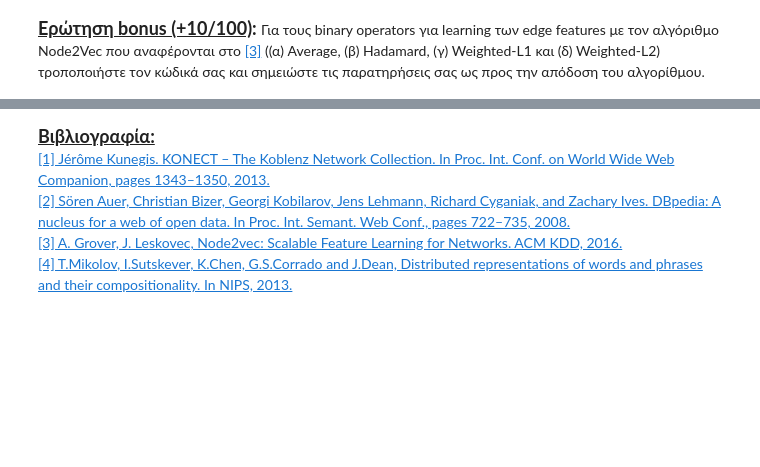
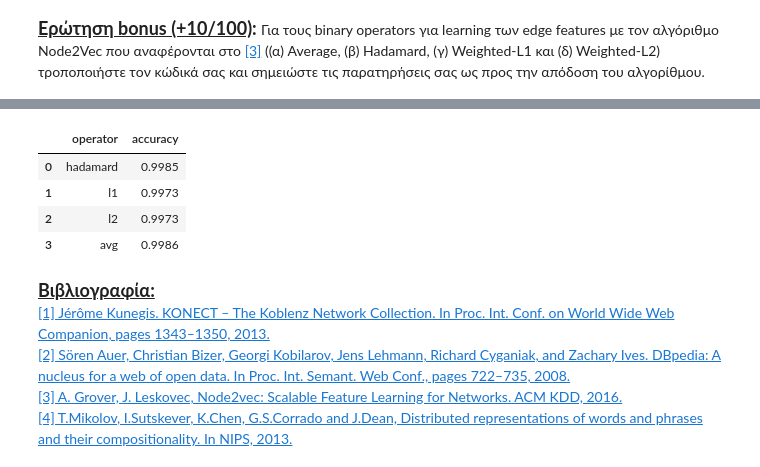
Before and after one commit to NicoleMp2/SocialNetworksAnalysis, a Jupyter notebook: ass3/ΑΚΔ_3η_Άσκηση_student_version.ipynb, the cells around one changed output, grey strips where cells are left out. Cells and saved outputs as stored; diff of their text form; code cells hidden in the pictures; blank space fills up the shorter version.

```diff
--- a/ass3/ΑΚΔ_3η_Άσκηση_student_version.ipynb
+++ b/ass3/ΑΚΔ_3η_Άσκηση_student_version.ipynb
@@ -364,3 +407,38 @@ X_train, X_test, y_train, y_test = train_test_split(x ,y , random_state = 0) #un
+# %%
+
+def operator_hadamard(u, v):
+    return u * v
+
+def operator_l1(u, v):
+    return np.abs(u - v)
+
+def operator_l2(u, v):
+    return (u - v) ** 2
+
+def operator_avg(u, v):
+    return (u + v) / 2.0
+
+def get_embedding(u):
+    return n2v_model.wv[u]
+
+def binary_operator_mine(embedding, dataset, target):
+    x = [embedding(get_embedding(str(i)), get_embedding(str(j))) for i, j in dataset["edge"]]
+    X_train, X_test, y_train, y_test = train_test_split(x, dataset["link"], random_state=0)
+    classifier = RandomForestClassifier(max_depth=2, random_state=0)
+    classifier.fit(X_train, y_train)
+    preds = classifier.predict(X_test)
+    return accuracy_score(y_test, preds).round(4)
+
+df_mine = pd.DataFrame(columns=["operator", "accuracy"])
+df_mine["operator"] = ["hadamard", "l1", "l2", "avg"]
+df_mine["accuracy"] = [binary_operator_mine(operator_hadamard, df_merged, df_merged["link"]), binary_operator_mine(operator_l1, df_merged, df_merged["link"]), binary_operator_mine(operator_l2, df_merged, df_merged["link"]), binary_operator_mine(operator_avg, df_merged, df_merged["link"])]
+df_mine
+# %% [output]
+|  | operator | accuracy |
+| 0 | hadamard | 0.9985 |
+| 1 | l1 | 0.9973 |
+| 2 | l2 | 0.9973 |
+| 3 | avg | 0.9986 |
 # %% [markdown]
 <html><font size=4><B><U>Βιβλιογραφία:</U></B><BR></font>
 <a href="https://dl.acm.org/doi/10.1145/2487788.2488173">[1]	Jérôme Kunegis. KONECT – The Koblenz Network Collection. In Proc. Int. Conf. on World Wide Web Companion, pages 1343–1350, 2013.</a><BR>
```
Also changed, not shown: parts of 10 cells of this notebook.
